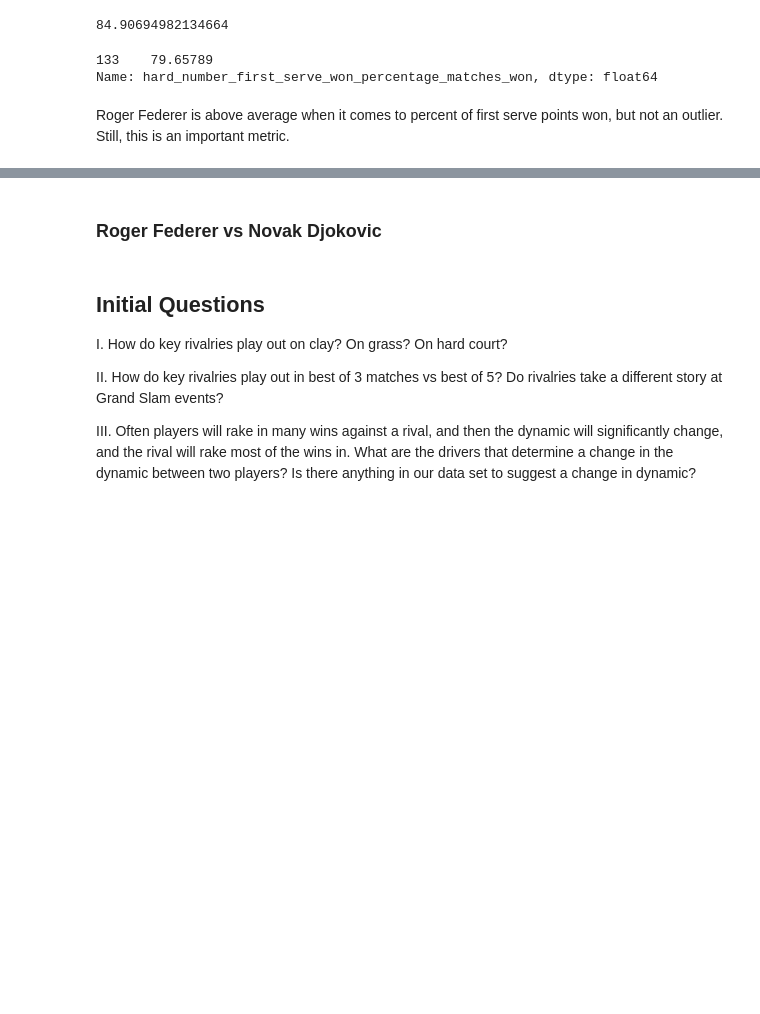
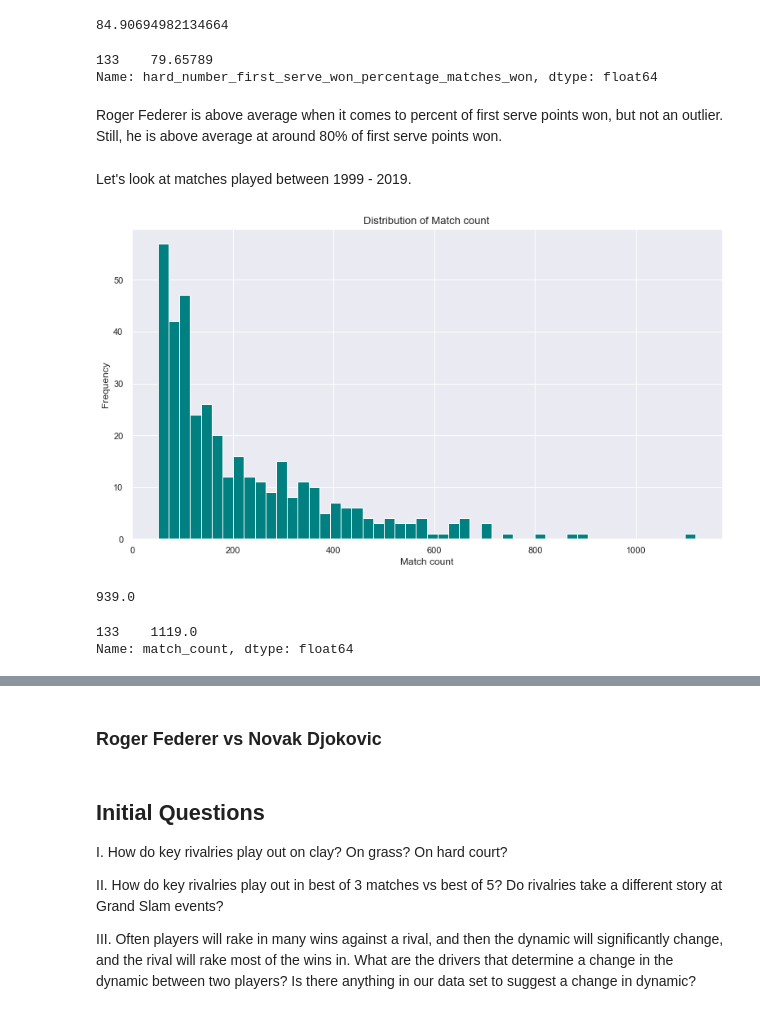
Before and after one commit to Racket-Science/Tennis-Match-Predictions, a Jupyter notebook: Notebooks/bondy_books/explore.ipynb, the cells around one changed output, grey strips where cells are left out. Saved outputs shown, nothing was run; the diff lists cells and outputs as text; code cells hidden in the pictures; blank space fills up the shorter version.

```diff
--- a/Notebooks/bondy_books/explore.ipynb
+++ b/Notebooks/bondy_books/explore.ipynb
@@ -248,4 +267,21 @@ rf.hard_number_first_serve_won_percentage_matches_won
 133    79.65789
 Name: hard_number_first_serve_won_percentage_matches_won, dtype: float64
 # %% [markdown]
-Roger Federer is above average when it comes to percent of first serve points won, but not an outlier. Still, this is an important metric.
+Roger Federer is above average when it comes to percent of first serve points won, but not an outlier. Still, he is above average at around 80% of first serve points won.
+# %% [markdown]
+Let's look at matches played between 1999 - 2019.
+# %%
+distribution(pf, 'match_count')
+# %% [output]
+[figure, added]
+# %%
+# review upper bound for matches played
+extreme_bounds.loc['match_count', 'upper_bound']
+# %% [output]
+939.0
+# %%
+# review Federer match count
+rf.match_count
+# %% [output]
+133    1119.0
+Name: match_count, dtype: float64
```
Also changed, not shown: parts of 26 cells of this notebook.
